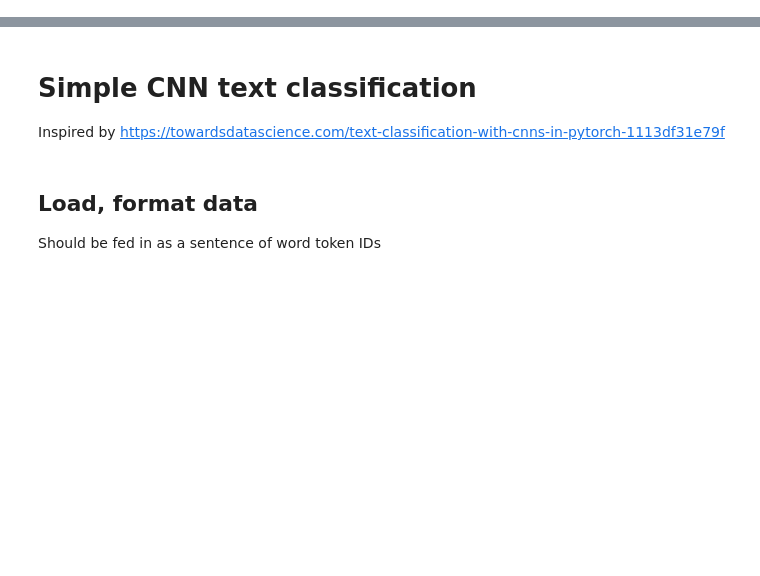
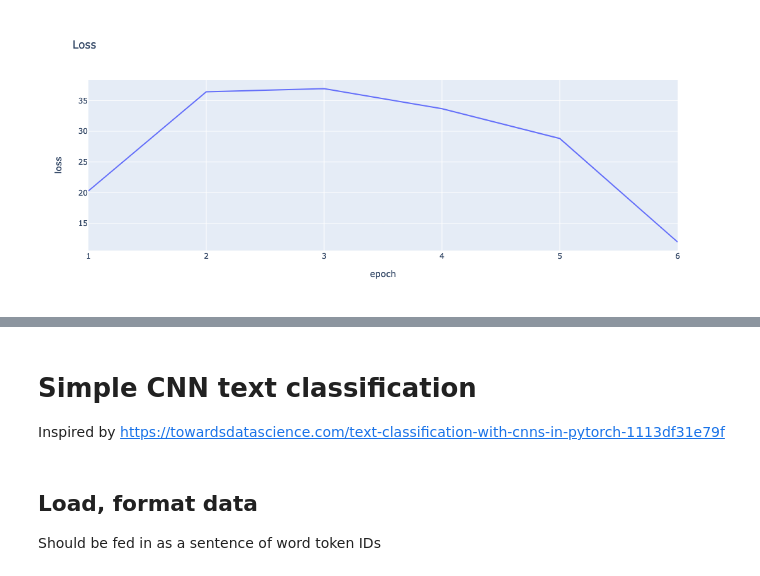
Before and after one commit to michaelmilleryoder/tumblr_community_identity, a Jupyter notebook: jupyter/pytorch_reblog_prediction.ipynb, the cells around one changed output, grey strips where cells are left out. Drawn from its saved outputs; the diff is of its cells as text; code cells hidden in the pictures; blank space fills up the shorter version.

```diff
--- a/jupyter/pytorch_reblog_prediction.ipynb
+++ b/jupyter/pytorch_reblog_prediction.ipynb
@@ -0,0 +3,8 @@
+# %%
+import pandas as pd
+# log_fpath = '/projects/tumblr_community_identity/log/model2021-03-03_09-53.csv'
+log = pd.read_csv(log_fpath, parse_dates=[[0, 1]], infer_datetime_format=True)
+# log = pd.read_csv(log_fpath)
+# print(log.date.dtype)
+# print(log.time.dtype)
+log
@@ -0,0 +29,5 @@
+# %%
+# Calculate time/epoch
+log.rename(columns={'date_time': 'datetime'}, inplace=True)
+duration = log.datetime.max() - log.datetime.min()
+duration/log.epoch.max()
@@ -0,0 +36,5 @@
+# %%
+# Get last metrics/epoch
+score_cols = ['loss', 'train_accuracy', 'dev_accuracy']
+gped = log.groupby('epoch').agg({col: lambda x: x.tolist()[-1] for col in score_cols})
+gped
@@ -0,0 +50,6 @@
+# %%
+import plotly.express as px
+fig = px.line(gped, x=gped.index, y='loss', title='Loss')
+fig
+# %% [output]
+[figure, added]
```
Also changed, not shown: parts of 6 cells of this notebook, 5 other files.
